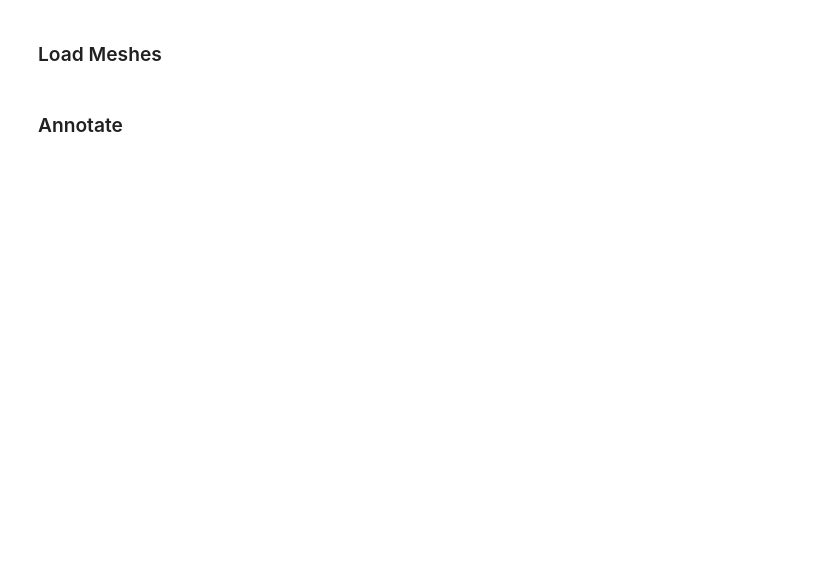
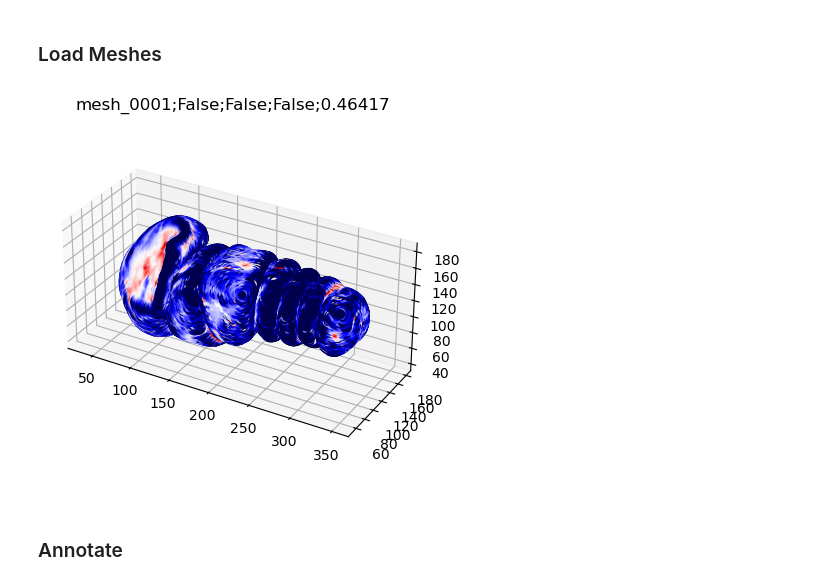
Before and after one commit to vicioms/camilla, a Jupyter notebook: folderer/fold_segmentation.ipynb, the cells around one changed output. Saved outputs shown, nothing was run; the diff lists cells and outputs as text; code cells hidden in the pictures; blank space fills up the shorter version.

```diff
--- a/folderer/fold_segmentation.ipynb
+++ b/folderer/fold_segmentation.ipynb
@@ -15,6 +15,7 @@ import scipy.sparse as sp
 ### Load Meshes
 # %%
 base_dir = Path("/Users/schimmenti/Desktop/DresdenProjects/wingsurface/final_meshes/wildtype/")
+base_dir = Path("meshes/")
 json_file_with_infos = base_dir.joinpath("mesh_infos.json")
 mesh_infos_dict = json.load(open(json_file_with_infos))
 mesh_infos_dict = { identifier : info for identifier, info in sorted(mesh_infos_dict.items())}
@@ -25,6 +26,8 @@ def load_mesh(mesh_info):
     flip1 = mesh_info['flip1'] if 'flip1' in mesh_info else False
     flip2 = mesh_info['flip2'] if 'flip2' in mesh_info else False
     vertices, triangles  = load_and_process_mesh(base_dir.joinpath(mesh_info['filename']), scale=scale, flip0=flip0, flip1=flip1, flip2=flip2, return_as_open3d_mesh=False)
+    vertex_normals = igl.per_vertex_normals(vertices, triangles)
+    triangles, vertex_normals = orient_centroid(vertices, triangles, vertex_normals)
     #if(loaded_mesh.is_vertex_manifold()==False):
     #    print(f"Mesh {mesh_identifier} is not vertex manifold!")
     #if(loaded_mesh.is_edge_manifold()==False):
@@ -34,7 +37,7 @@ def load_mesh(mesh_info):
     adjGraph = nx.from_dict_of_lists({ i : list(adjList[i])  for i in range(len(adjList))})
     cotmatrix = igl.cotmatrix(vertices, triangles)
     massmatrix = igl.massmatrix(vertices, triangles, igl.MASSMATRIX_TYPE_VORONOI)
-    vertex_normals = igl.per_vertex_normals(vertices, triangles)
+
     laplacian = sp.linalg.inv(massmatrix) @ cotmatrix
     mean_curvature = np.sum((laplacian @ vertices)*vertex_normals, axis=1)
     pc_res = igl.principal_curvature(vertices, triangles)[:4]
@@ -48,23 +51,29 @@ def load_mesh(mesh_info):
     mesh_dict['laplacian'] = laplacian
     mesh_dict['vertex_normals'] = vertex_normals
     mesh_dict['mean_curvature'] = mean_curvature
-    mesh_dict['principal_curvature_1'] = pc_res[0]
-    mesh_dict['principal_curvature_2'] = pc_res[1]
+    mesh_dict['principal_curvature_1'] = pc_res[2]
+    mesh_dict['principal_curvature_2'] = pc_res[3]
     return mesh_dict
 # %%
-#meshes_dict = {}
-#for mesh_identifier, mesh_info in mesh_infos_dict.items():
-#    scale = mesh_info['scale'] if 'scale' in mesh_info else 1.0
-#    flip0 = mesh_info['flip0'] if 'flip0' in mesh_info else False
-#    flip1 = mesh_info['flip1'] if 'flip1' in mesh_info else False
-#    flip2 = mesh_info['flip2'] if 'flip2' in mesh_info else False
-#    mesh_dict = load_mesh(mesh_info)
-#    break
-#    #fig = plt.figure()
-#    #ax = fig.add_subplot(111, projection='3d')
-#    #ax.plot_trisurf(vertices[:, 1], vertices[:, 2], triangles, vertices[:, 0], cmap=plt.cm.Spectral, linewidth=0.2)
-#    #ax.set_title(mesh_identifier)
-#    #ax.set_aspect('equal')
-#    #plt.show()
+meshes_dict = {}
+for mesh_identifier, mesh_info in mesh_infos_dict.items():
+    scale = mesh_info['scale'] if 'scale' in mesh_info else 1.0
+    flip0 = mesh_info['flip0'] if 'flip0' in mesh_info else False
+    flip1 = mesh_info['flip1'] if 'flip1' in mesh_info else False
+    flip2 = mesh_info['flip2'] if 'flip2' in mesh_info else False
+    mesh_dict = load_mesh(mesh_info)
+    vertices = mesh_dict['vertices']
+    triangles = mesh_dict['triangles']
+    normals = mesh_dict['vertex_normals']
+    mean_curvature = mesh_dict['mean_curvature']
+    fig = plt.figure()
+    ax = fig.add_subplot(111, projection='3d')
+    ax.scatter(vertices[:, 1], vertices[:, 2], vertices[:, 0], c=mean_curvature, cmap='seismic', vmin=-0.1, vmax=0.1)
+    #ax.quiver(vertices[::50, 1], vertices[::50, 2], vertices[::50, 0], normals[::50, 1], normals[::50, 2], normals[::50, 0], length=20, color='black')
+    ax.set_title(';'.join([mesh_identifier, str(flip0), str(flip1), str(flip2), str(scale)]))
+    ax.set_aspect('equal')
+    plt.show()
+# %% [output]
+[figure, added]
 # %% [markdown]
 ### Annotate
```
Also changed, not shown: parts of 6 cells of this notebook, 16 other files.
